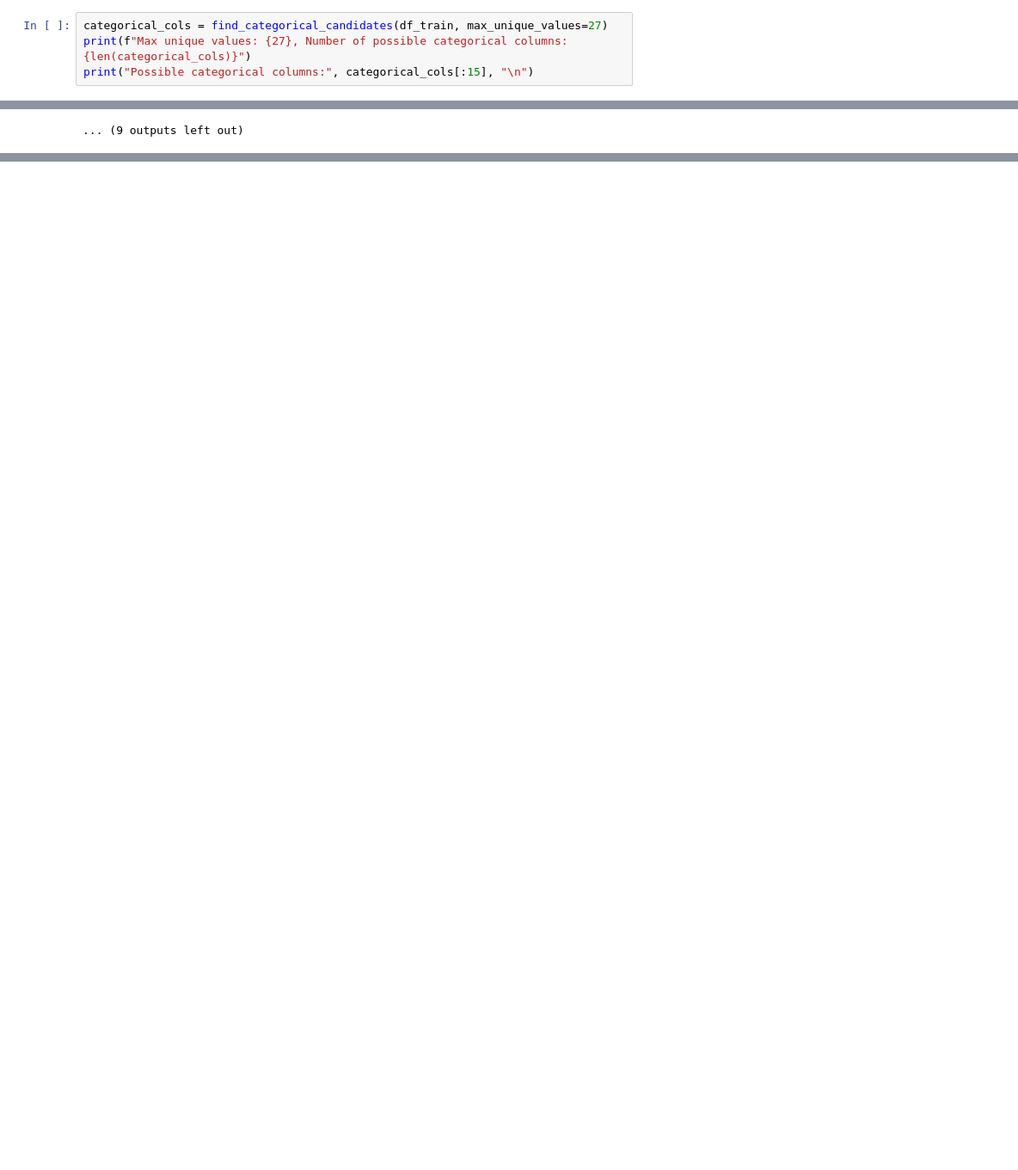
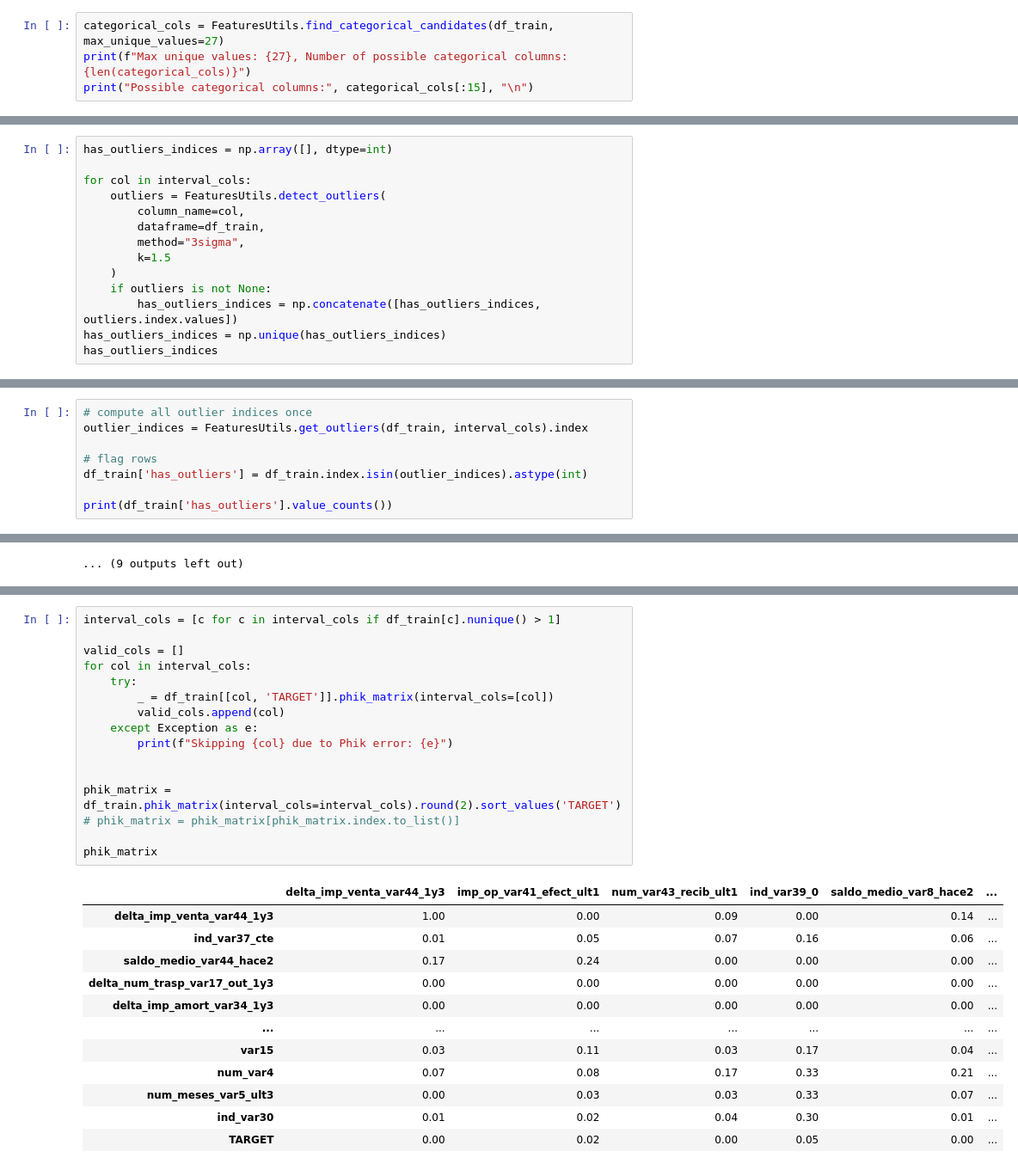
Before and after one commit to aziart/santander-customer-satisfaction, a Jupyter notebook: notebooks/02_draft_file.ipynb, the cells around one changed output, grey strips where cells are left out. Shown at 86% size. Saved outputs shown, nothing was run; the diff lists cells and outputs as text; blank space fills up the shorter version.

Commit message:
utilized new functions on outliers. new feature: if observation has outliers - no phik corr (0.01)

```diff
--- a/notebooks/02_draft_file.ipynb
+++ b/notebooks/02_draft_file.ipynb
@@ -219,7 +224,7 @@ Threshold adjusted to 0.08% based on max_unique_values 60 and number of rows 760
 Max unique values: 60, Number of possible categorical columns: 126
 Possible categorical columns: ['delta_imp_venta_var44_1y3', 'num_var43_recib_ult1', 'ind_var39_0', 'delta_num_aport_var13_1y3', 'num_var42_0', 'num_var14_0', 'saldo_medio_var13_medio_ult1', 'saldo_med ...
 # %%
-categorical_cols = find_categorical_candidates(df_train, max_unique_values=27)
+categorical_cols = FeaturesUtils.find_categorical_candidates(df_train, max_unique_values=27)
 print(f"Max unique values: {27}, Number of possible categorical columns: {len(categorical_cols)}")
 print("Possible categorical columns:", categorical_cols[:15], "\n")
 # %% [output]
@@ -268,0 +318,14 @@ Number of loaded interval columns: 74
+# %%
+has_outliers_indices = np.array([], dtype=int)
+
+for col in interval_cols:
+    outliers = FeaturesUtils.detect_outliers(
+        column_name=col,
+        dataframe=df_train,
+        method="3sigma",
+        k=1.5
+    )
+    if outliers is not None:
+        has_outliers_indices = np.concatenate([has_outliers_indices, outliers.index.values])
+has_outliers_indices = np.unique(has_outliers_indices)
+has_outliers_indices
@@ -268,0 +351,8 @@ Number of loaded interval columns: 74
+# %%
+# compute all outlier indices once
+outlier_indices = FeaturesUtils.get_outliers(df_train, interval_cols).index
+
+# flag rows
+df_train['has_outliers'] = df_train.index.isin(outlier_indices).astype(int)
+
+print(df_train['has_outliers'].value_counts())
@@ -316,0 +427,29 @@ Calculating phik correlation for columns: ['num_var17', 'saldo_medio_var13_medio
+# %%
+interval_cols = [c for c in interval_cols if df_train[c].nunique() > 1]
+
+valid_cols = []
+for col in interval_cols:
+    try:
+        _ = df_train[[col, 'TARGET']].phik_matrix(interval_cols=[col])
+        valid_cols.append(col)
+    except Exception as e:
+        print(f"Skipping {col} due to Phik error: {e}")
+
+
+phik_matrix = df_train.phik_matrix(interval_cols=interval_cols).round(2).sort_values('TARGET')
+# phik_matrix = phik_matrix[phik_matrix.index.to_list()]
+
+phik_matrix
+# %% [output]
+|  | delta_imp_venta_var44_1y3 | imp_op_var41_efect_ult1 | num_var43_recib_ult1 | ind_var39_0 | saldo_medio_var8_hace2 | ... |
+| delta_imp_venta_var44_1y3 | 1.00 | 0.00 | 0.09 | 0.00 | 0.14 | ... |
+| ind_var37_cte | 0.01 | 0.05 | 0.07 | 0.16 | 0.06 | ... |
+| saldo_medio_var44_hace2 | 0.17 | 0.24 | 0.00 | 0.00 | 0.00 | ... |
+| delta_num_trasp_var17_out_1y3 | 0.00 | 0.00 | 0.00 | 0.00 | 0.00 | ... |
+| delta_imp_amort_var34_1y3 | 0.00 | 0.00 | 0.00 | 0.00 | 0.00 | ... |
+| ... | ... | ... | ... | ... | ... | ... |
+| var15 | 0.03 | 0.11 | 0.03 | 0.17 | 0.04 | ... |
+| num_var4 | 0.07 | 0.08 | 0.17 | 0.33 | 0.21 | ... |
+| num_meses_var5_ult3 | 0.00 | 0.03 | 0.03 | 0.33 | 0.07 | ... |
+| ind_var30 | 0.01 | 0.02 | 0.04 | 0.30 | 0.01 | ... |
+| TARGET | 0.00 | 0.02 | 0.00 | 0.05 | 0.00 | ... |
```
Also changed, not shown: parts of 14 cells of this notebook, 2 other files.
